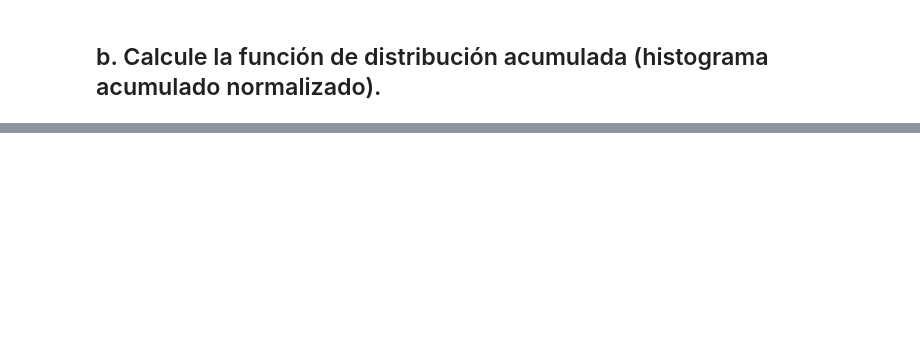
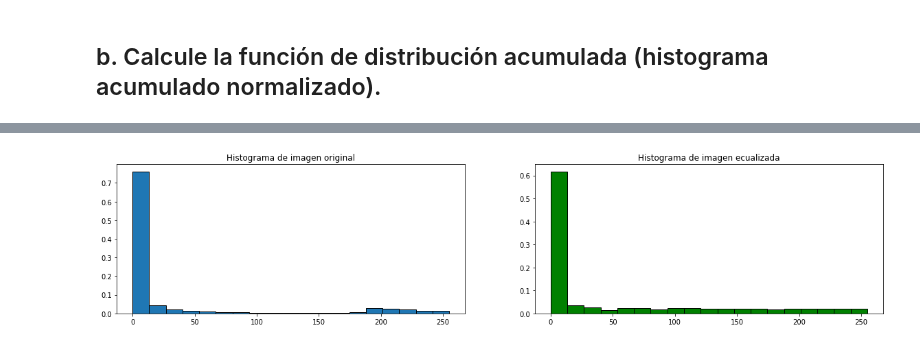
Before and after one commit to BubuDavid/Fundamentos-de-Procesamiento-Digital-de-Imagenes, a Jupyter notebook: tareas/tarea5/Tarea5_Code.ipynb, the cells around one changed output, grey strips where cells are left out. Cells and saved outputs as stored; diff of their text form; code cells hidden in the pictures; blank space fills up the shorter version.

```diff
--- a/tareas/tarea5/Tarea5_Code.ipynb
+++ b/tareas/tarea5/Tarea5_Code.ipynb
@@ -146,0 +247,11 @@ hist, bins = show_histograms(
+# %%
+hists, bins = show_histograms(
+    [img, equ],
+    titles = [
+        "Histograma de imagen original",
+        "Histograma de imagen ecualizada"
+    ],
+    size = (20, 4),
+)
+# %% [output]
+[figure, added]
```
Also changed, not shown: parts of 22 cells of this notebook.
